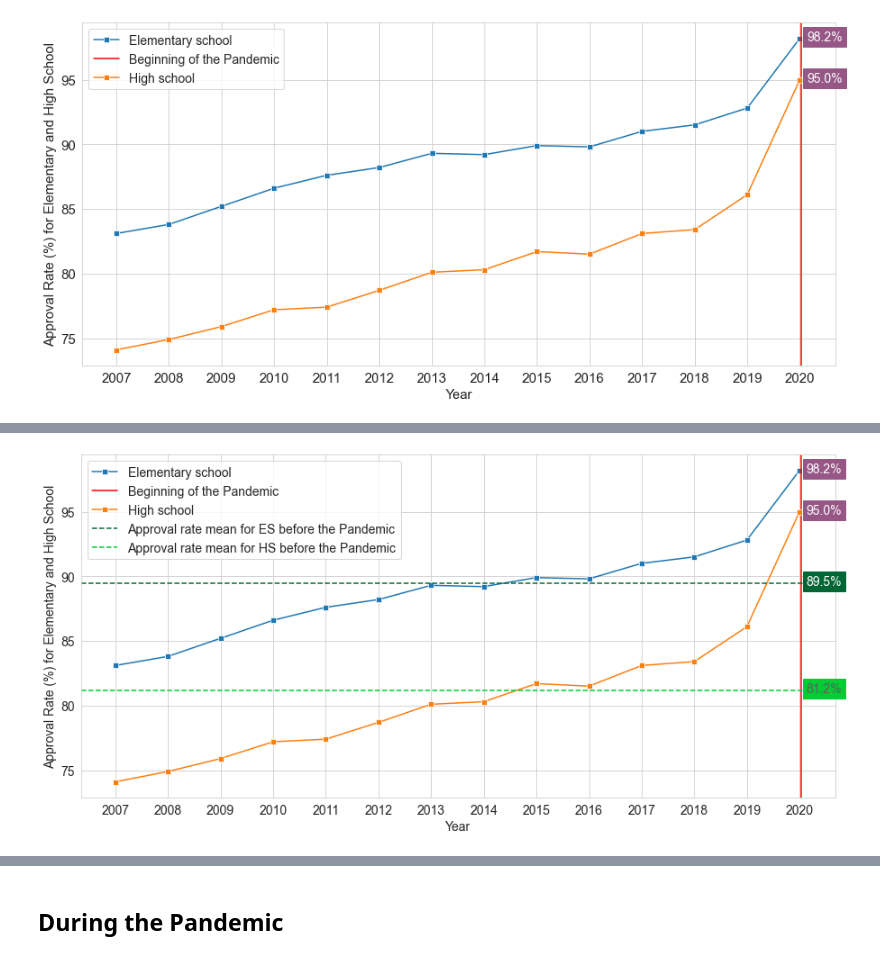
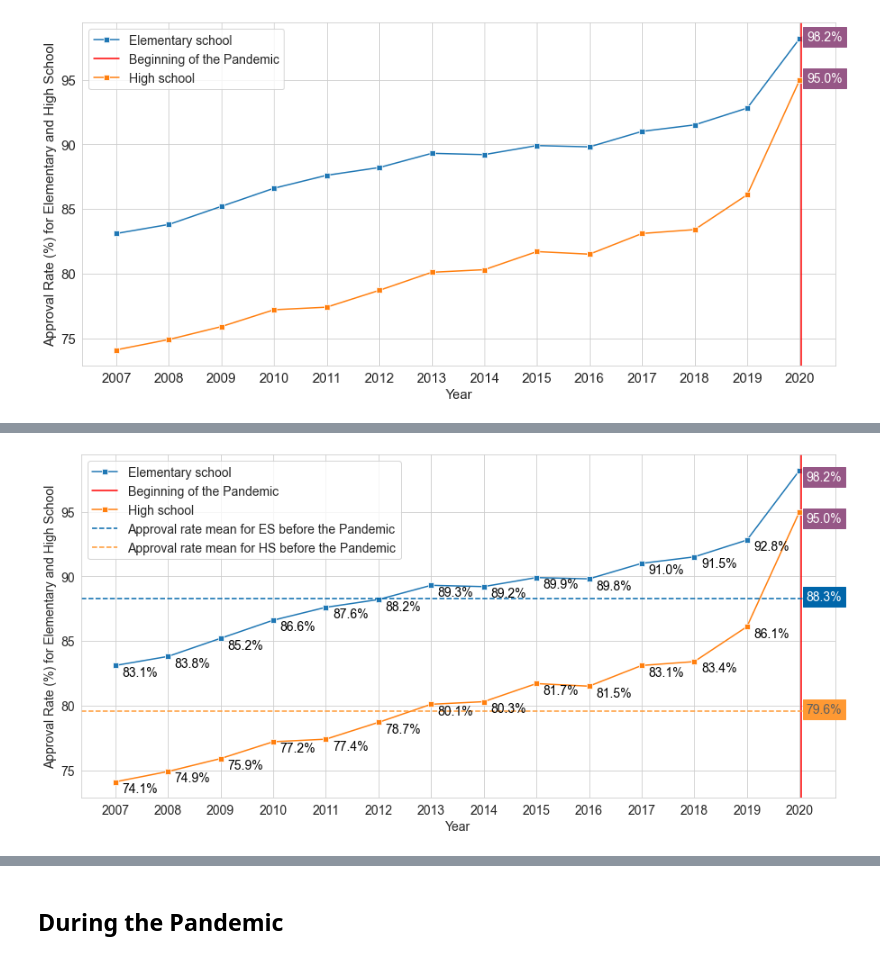
Before and after one commit to aianshay/covid-impacts-on-education, a Jupyter notebook: viz_rq1_rq2.ipynb, the cells around one changed output, grey strips where cells are left out. Cells and saved outputs as stored; diff of their text form; code cells hidden in the pictures.

Commit message:
Fixing mean calculation for ES and HS. Changing color of the mean values on graphs

```diff
--- a/viz_rq1_rq2.ipynb
+++ b/viz_rq1_rq2.ipynb
@@ -91,4 +145,4 @@ plt.show()
 # %%
-mean_ES = data['Total - EF'][0:13].sum()/13
+mean_ES = data['Total - EF'][1:14].sum()/13
 print(mean_ES)
 # %% [output]
@@ -98,4 +154,4 @@ print(mean_ES)
 # %%
-mean_HS = data['Total - EM'][0:13].sum()/13
+mean_HS = data['Total - EM'][1:14].sum()/13
 print(mean_HS)
 # %% [output]
@@ -234,20 +314,20 @@ plt.show()
 # %%
 sns.set_style("whitegrid")
 plt.figure(figsize=(15,7))
 ax_es = sns.lineplot(data=data, x='Ano', y='Total - EF', label="Elementary school",marker='s')
 ax_es.set(xticks=data.Ano.values)
+printLabelsOnLineplot(ax_es, data, 'Total - EF')
 plt.rcParams.update({'font.size': 13})
 plt.xlabel("Year")
 plt.ylabel("Approval Rate (%) for Elementary and High School")
 plt.axvline(x=2020.025, label="Beginning of the Pandemic", color="red", linestyle='-')
 plt.rcParams.update({'font.size': 14})
 ax_hs = sns.lineplot(data=data, x='Ano', y='Total - EM', label="High school",marker='s')
 ax_hs.set(xticks=data.Ano.values)
-plot_pandemic_value(data, 'Total - EF')
-plot_pandemic_value(data, 'Total - EM')
-plot_mean(data, mean_ES, 'Approval rate mean for ES before the Pandemic', 'white', '#006633')
-plot_mean(data, mean_HS, 'Approval rate mean for HS before the Pandemic', '#606060', '#00CC33')
+printLabelsOnLineplot(ax_hs, data, 'Total - EM')
+plot_mean(data, mean_ES, 'Approval rate mean for ES before the Pandemic', 'white', '#0066aa')
+plot_mean(data, mean_HS, 'Approval rate mean for HS before the Pandemic', '#606060', '#ff9933')
 plt.legend()
 plt.show()
 # %% [output]
-[figure, old version]
+[figure, new version]
```
Also changed, not shown: parts of 20 cells of this notebook.
